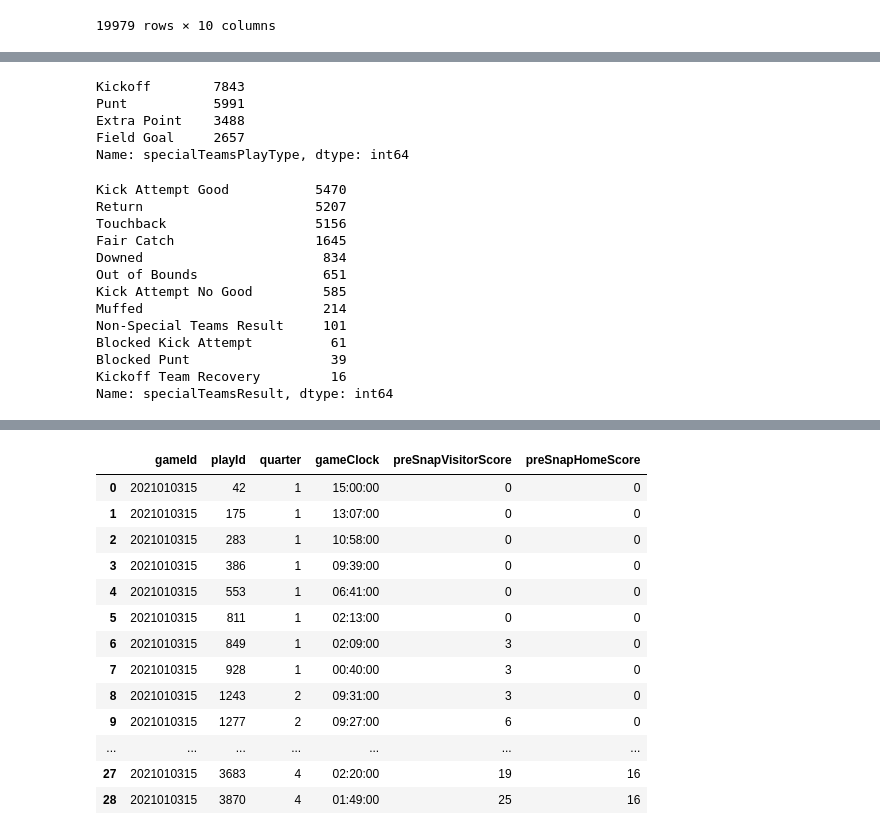
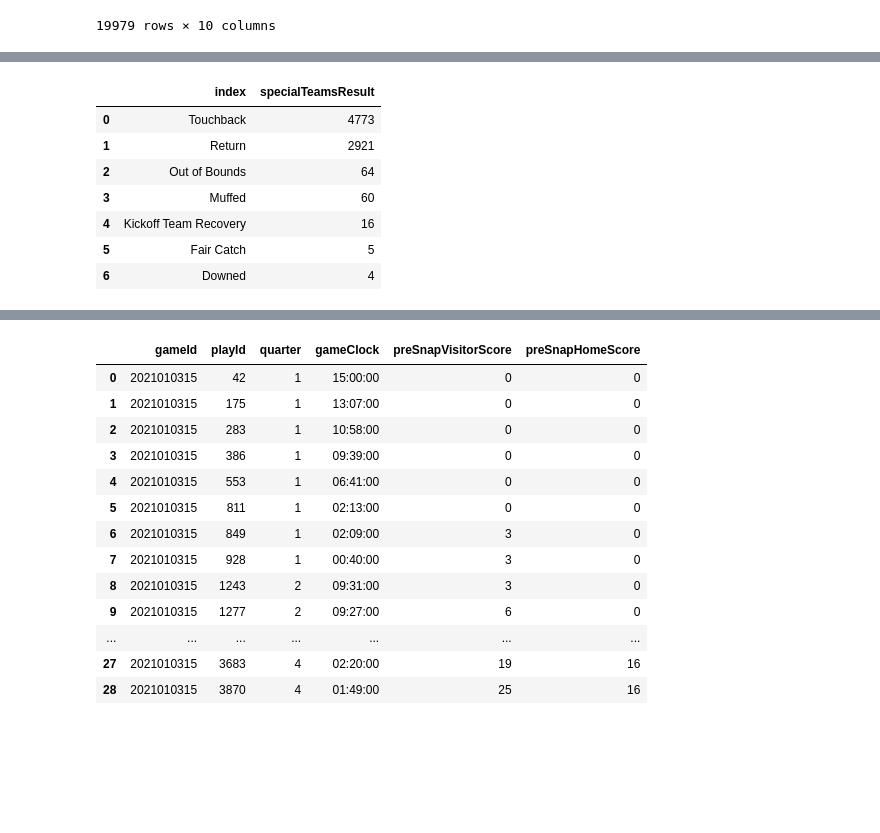
Before and after one commit to JackBellamy/NFL, a Jupyter notebook: NFL.ipynb, the cells around one changed output, grey strips where cells are left out. Cells and saved outputs as stored; diff of their text form; code cells hidden in the pictures; blank space fills up the shorter version.

```diff
--- a/NFL.ipynb
+++ b/NFL.ipynb
@@ -215,24 +254,11 @@ df.sort_values(['gameId','quarter','gameClock','playId'],ascending=[True,True,Fa
 # %%
-df['specialTeamsPlayType'].value_counts()
+df.loc[df['specialTeamsPlayType']=='Kickoff']['specialTeamsResult'].value_counts().reset_index()
 # %% [output]
-Kickoff        7843
-Punt           5991
-Extra Point    3488
-Field Goal     2657
-Name: specialTeamsPlayType, dtype: int64
+|  | index | specialTeamsResult |
+| 0 | Touchback | 4773 |
+| 1 | Return | 2921 |
+| 2 | Out of Bounds | 64 |
+| 3 | Muffed | 60 |
+| 4 | Kickoff Team Recovery | 16 |
+| 5 | Fair Catch | 5 |
+| 6 | Downed | 4 |
-# %%
-df['specialTeamsResult'].value_counts()
-# %% [output]
-Kick Attempt Good           5470
-Return                      5207
-Touchback                   5156
-Fair Catch                  1645
-Downed                       834
-Out of Bounds                651
-Kick Attempt No Good         585
-Muffed                       214
-Non-Special Teams Result     101
-Blocked Kick Attempt          61
-Blocked Punt                  39
-Kickoff Team Recovery         16
-Name: specialTeamsResult, dtype: int64
```
Also changed, not shown: parts of 6 cells of this notebook, 3 other files.
